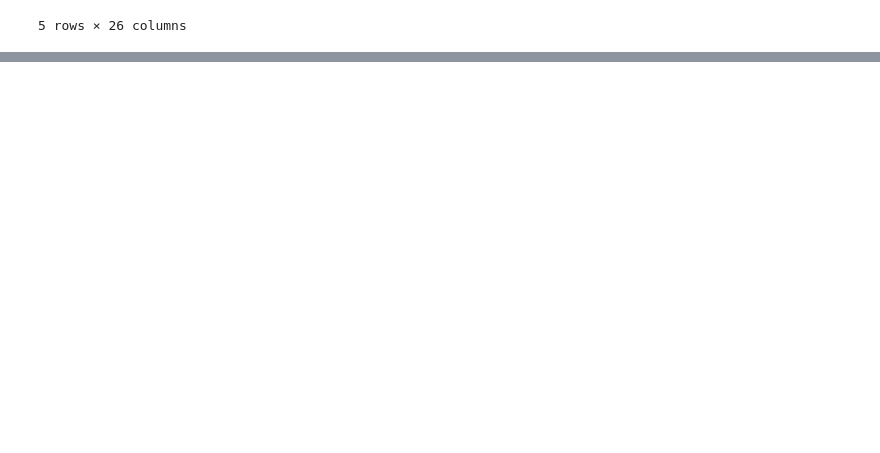
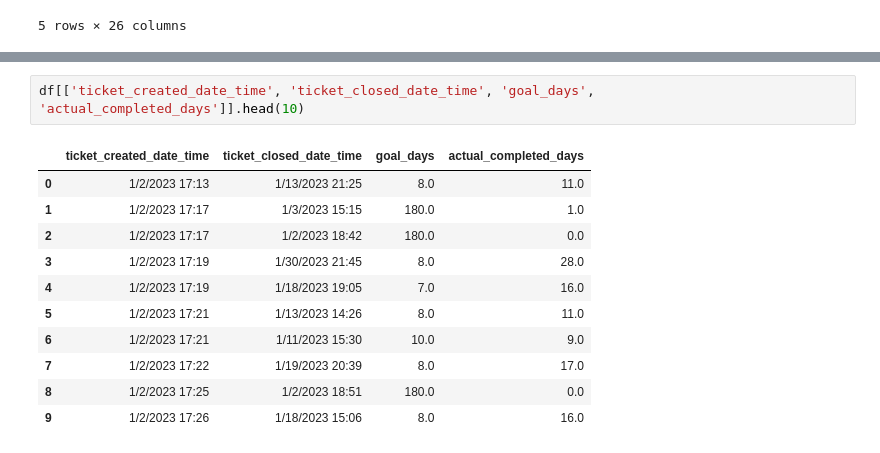
Before and after one commit to Crayon897/miami-dade-311-analysis, a Jupyter notebook: 311_analysis.ipynb, the cells around one changed output, grey strips where cells are left out. Saved outputs shown, nothing was run; the diff lists cells and outputs as text; blank space fills up the shorter version.

```diff
--- a/311_analysis.ipynb
+++ b/311_analysis.ipynb
@@ -18,0 +99,14 @@ Mounted at /content/drive
+# %%
+df[['ticket_created_date_time', 'ticket_closed_date_time', 'goal_days', 'actual_completed_days']].head(10)
+# %% [output]
+|  | ticket_created_date_time | ticket_closed_date_time | goal_days | actual_completed_days |
+| 0 | 1/2/2023 17:13 | 1/13/2023 21:25 | 8.0 | 11.0 |
+| 1 | 1/2/2023 17:17 | 1/3/2023 15:15 | 180.0 | 1.0 |
+| 2 | 1/2/2023 17:17 | 1/2/2023 18:42 | 180.0 | 0.0 |
+| 3 | 1/2/2023 17:19 | 1/30/2023 21:45 | 8.0 | 28.0 |
+| 4 | 1/2/2023 17:19 | 1/18/2023 19:05 | 7.0 | 16.0 |
+| 5 | 1/2/2023 17:21 | 1/13/2023 14:26 | 8.0 | 11.0 |
+| 6 | 1/2/2023 17:21 | 1/11/2023 15:30 | 10.0 | 9.0 |
+| 7 | 1/2/2023 17:22 | 1/19/2023 20:39 | 8.0 | 17.0 |
+| 8 | 1/2/2023 17:25 | 1/2/2023 18:51 | 180.0 | 0.0 |
+| 9 | 1/2/2023 17:26 | 1/18/2023 15:06 | 8.0 | 16.0 |
```
Also changed, not shown: parts of 6 cells of this notebook.
